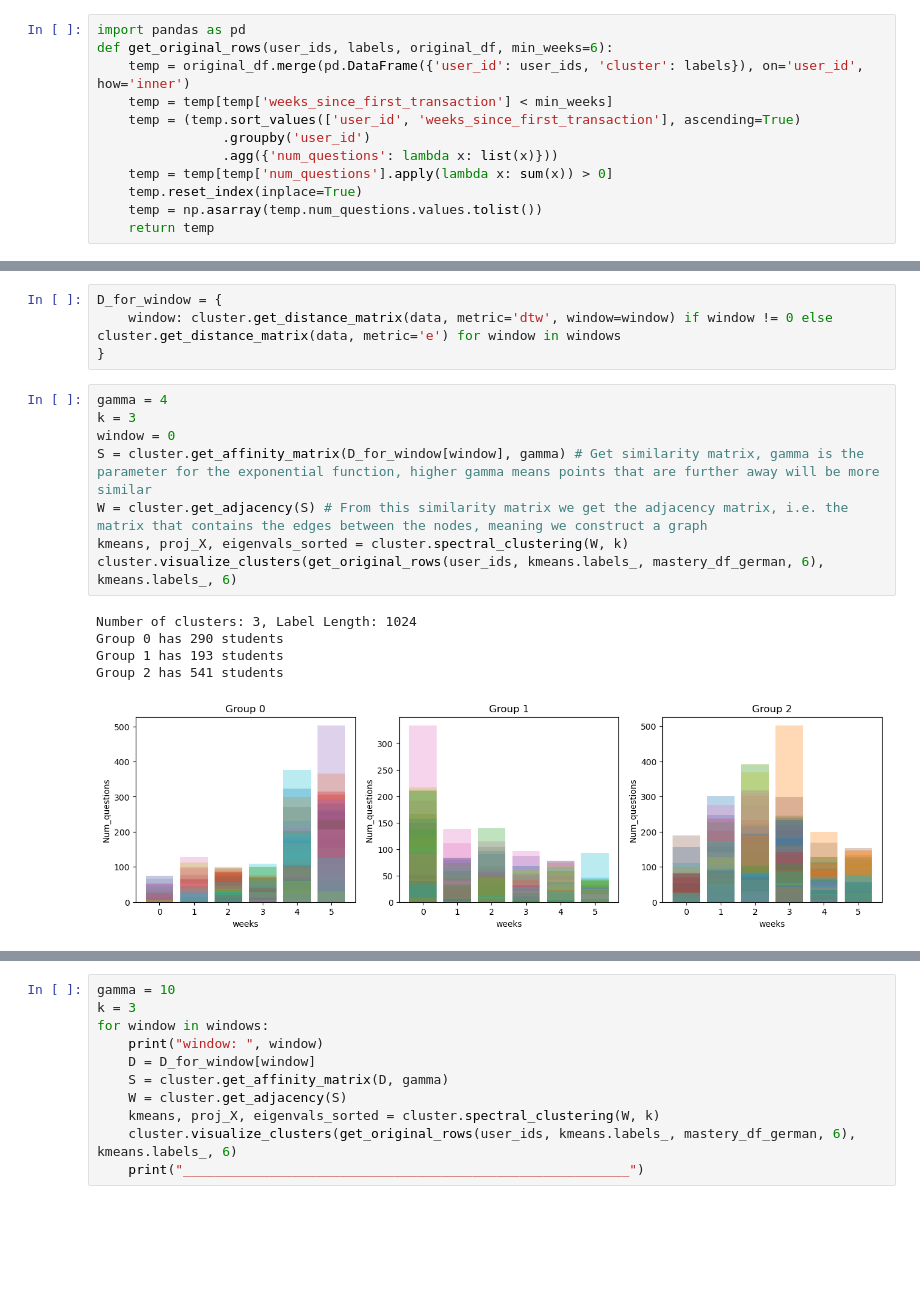
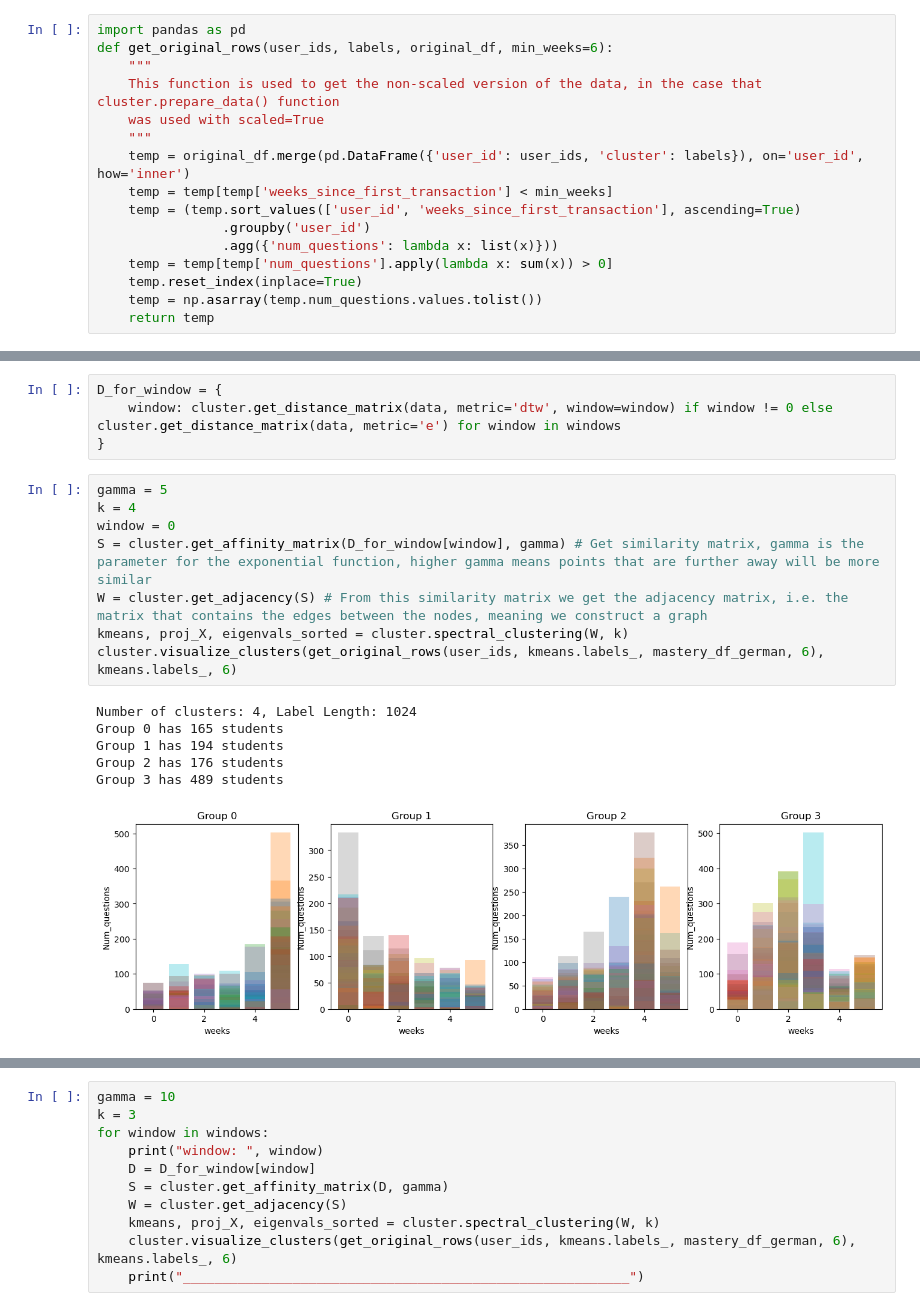
Before and after one commit to ML4BD/final-submission-uclumasa, a Jupyter notebook: lernnavi_clustering_efforts.ipynb, the cells around one changed output, grey strips where cells are left out. Saved outputs shown, nothing was run; the diff lists cells and outputs as text; blank space fills up the shorter version.

Commit message:
fix: small comment fix
feat: added an example of how to add cluster labels to original df

```diff
--- a/lernnavi_clustering_efforts.ipynb
+++ b/lernnavi_clustering_efforts.ipynb
@@ -146,6 +146,10 @@ for gamma in vis.tqdm(gammas, desc='Sweeping gammas'):
 # %%
 import pandas as pd
 def get_original_rows(user_ids, labels, original_df, min_weeks=6):
+    """
+    This function is used to get the non-scaled version of the data, in the case that cluster.prepare_data() function
+    was used with scaled=True
+    """
     temp = original_df.merge(pd.DataFrame({'user_id': user_ids, 'cluster': labels}), on='user_id', how='inner')
     temp = temp[temp['weeks_since_first_transaction'] < min_weeks]
     temp = (temp.sort_values(['user_id', 'weeks_since_first_transaction'], ascending=True)
@@ -162,17 +166,18 @@ D_for_window = {
     window: cluster.get_distance_matrix(data, metric='dtw', window=window) if window != 0 else cluster.get_distance_matrix(data, metric='e') for window in windows
 }
 # %%
-gamma = 4
-k = 3
+gamma = 5
+k = 4
 window = 0
 S = cluster.get_affinity_matrix(D_for_window[window], gamma) # Get similarity matrix, gamma is the parameter for the exponential function, higher gamma means points that are further away will be more similar
 W = cluster.get_adjacency(S) # From this similarity matrix we get the adjacency matrix, i.e. the matrix that contains the edges between the nodes, meaning we construct a graph
 kmeans, proj_X, eigenvals_sorted = cluster.spectral_clustering(W, k)
 cluster.visualize_clusters(get_original_rows(user_ids, kmeans.labels_, mastery_df_german, 6), kmeans.labels_, 6)
 # %% [output]
-Number of clusters: 3, Label Length: 1024
-Group 0 has 290 students
-Group 1 has 193 students
-Group 2 has 541 students
+Number of clusters: 4, Label Length: 1024
+Group 0 has 165 students
+Group 1 has 194 students
+Group 2 has 176 students
+Group 3 has 489 students
-[figure, old version]
+[figure, new version]
 # %%
```
Also changed, not shown: parts of 1 cell of this notebook.
